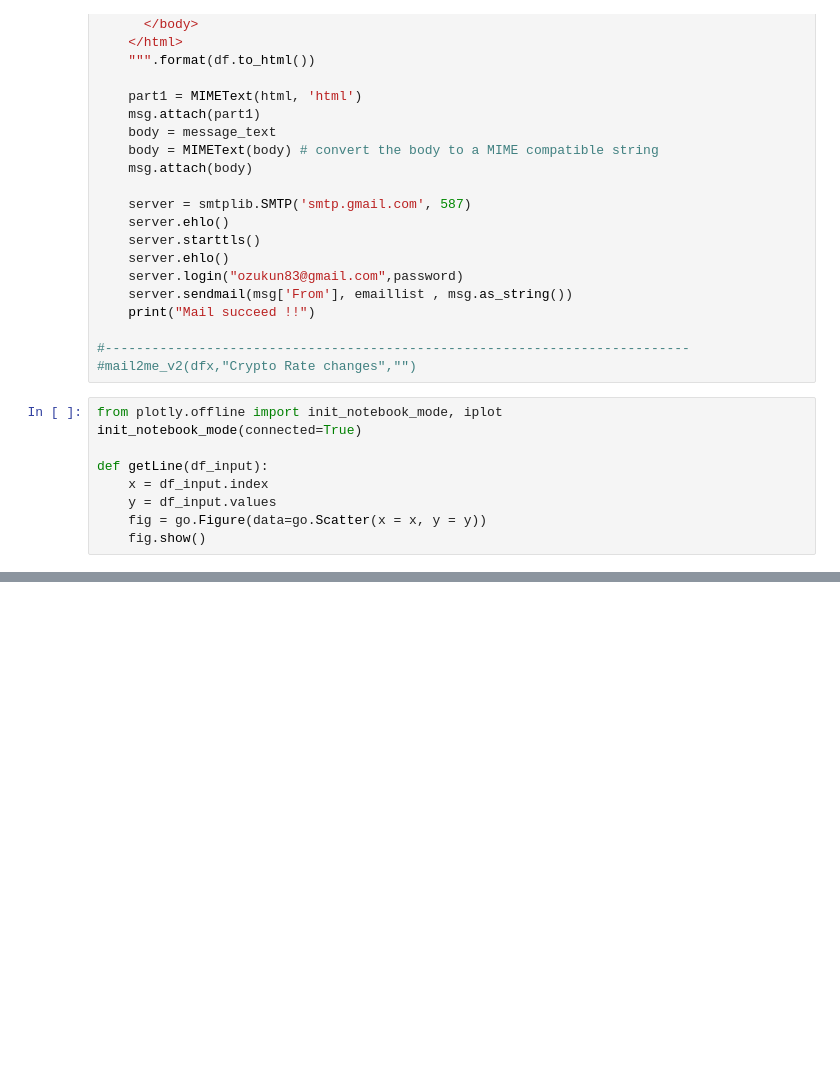
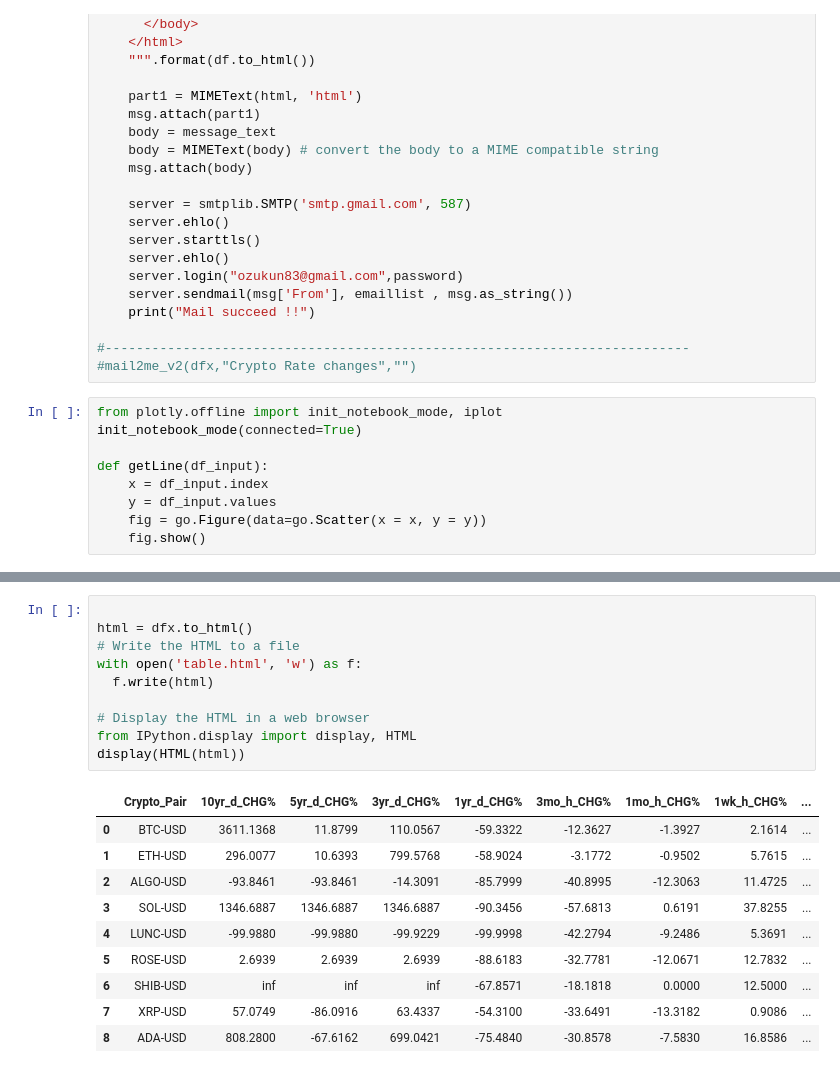
Before and after one commit to ozukun/Crypto_Project, a Jupyter notebook: Crypto_Main.ipynb, the cells around one changed output, grey strips where cells are left out. Saved outputs shown, nothing was run; the diff lists cells and outputs as text; blank space fills up the shorter version.

Commit message:
Kaggle Notebook | Crypto_Main | Version 57

```diff
--- a/Crypto_Main.ipynb
+++ b/Crypto_Main.ipynb
@@ -493,3 +493,24 @@ ETH-USD 3mo 1h
 ETH-USD 3y 1d
 [*********************100%***********************]  1 of 1 completed
 [figure]
+# %%
+
+html = dfx.to_html()
+# Write the HTML to a file
+with open('table.html', 'w') as f:
+  f.write(html)
+
+# Display the HTML in a web browser
+from IPython.display import display, HTML
+display(HTML(html))
+# %% [output]
+|  | Crypto_Pair | 10yr_d_CHG% | 5yr_d_CHG% | 3yr_d_CHG% | 1yr_d_CHG% | 3mo_h_CHG% | 1mo_h_CHG% | 1wk_h_CHG% | ... |
+| 0 | BTC-USD | 3611.1368 | 11.8799 | 110.0567 | -59.3322 | -12.3627 | -1.3927 | 2.1614 | ... |
+| 1 | ETH-USD | 296.0077 | 10.6393 | 799.5768 | -58.9024 | -3.1772 | -0.9502 | 5.7615 | ... |
+| 2 | ALGO-USD | -93.8461 | -93.8461 | -14.3091 | -85.7999 | -40.8995 | -12.3063 | 11.4725 | ... |
+| 3 | SOL-USD | 1346.6887 | 1346.6887 | 1346.6887 | -90.3456 | -57.6813 | 0.6191 | 37.8255 | ... |
+| 4 | LUNC-USD | -99.9880 | -99.9880 | -99.9229 | -99.9998 | -42.2794 | -9.2486 | 5.3691 | ... |
+| 5 | ROSE-USD | 2.6939 | 2.6939 | 2.6939 | -88.6183 | -32.7781 | -12.0671 | 12.7832 | ... |
+| 6 | SHIB-USD | inf | inf | inf | -67.8571 | -18.1818 | 0.0000 | 12.5000 | ... |
+| 7 | XRP-USD | 57.0749 | -86.0916 | 63.4337 | -54.3100 | -33.6491 | -13.3182 | 0.9086 | ... |
+| 8 | ADA-USD | 808.2800 | -67.6162 | 699.0421 | -75.4840 | -30.8578 | -7.5830 | 16.8586 | ... |
```
Also changed, not shown: parts of 7 cells of this notebook.
